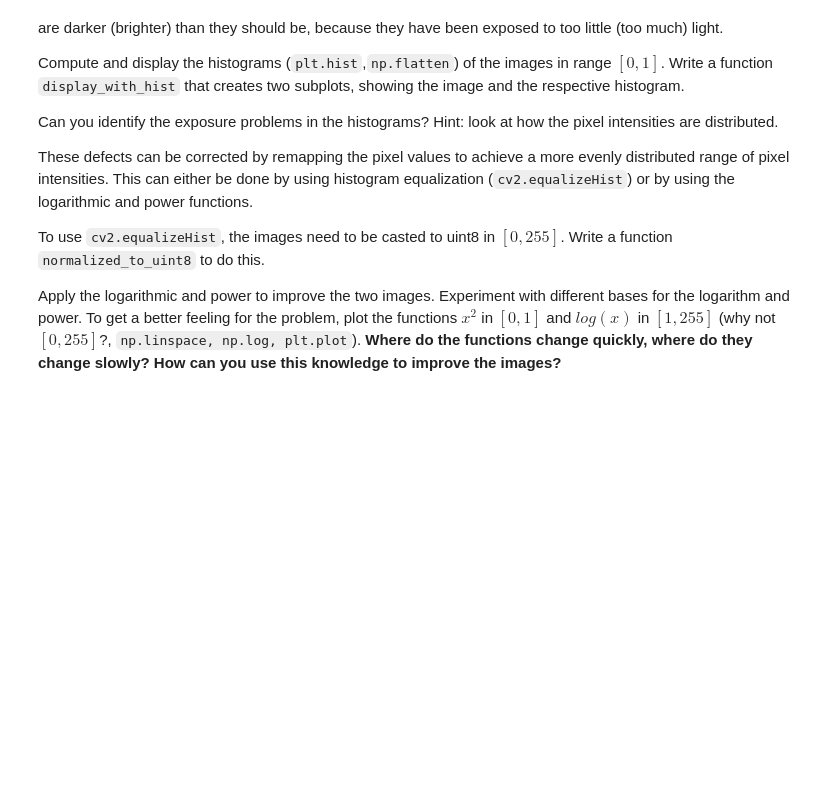
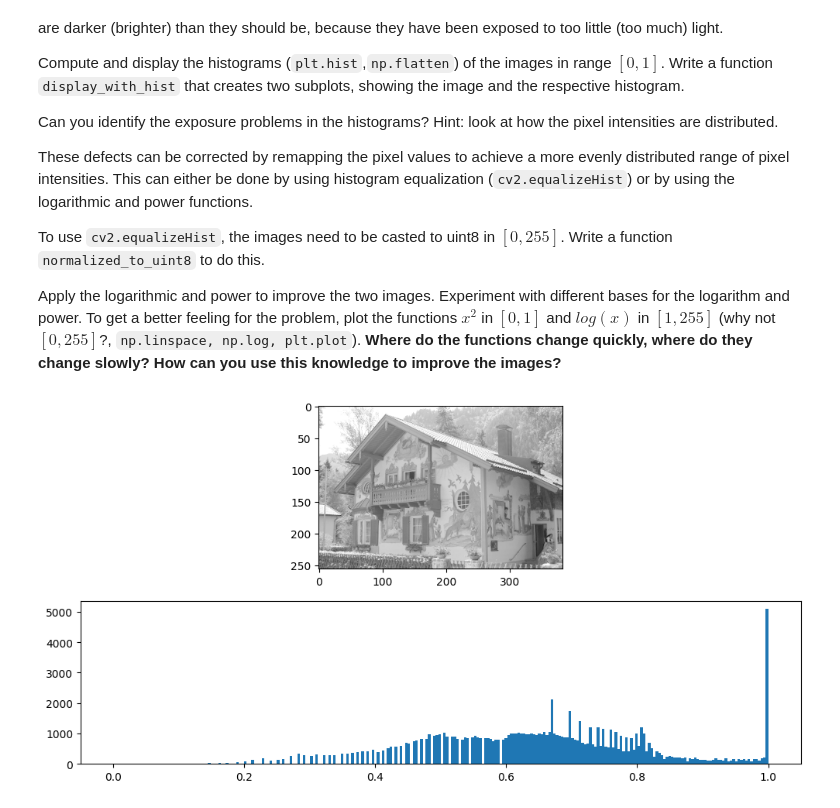
Before and after one commit to RHoock/CompVis, a Jupyter notebook: exercise_1.ipynb, the cells around one changed output. Cells and saved outputs as stored; diff of their text form; code cells hidden in the pictures; blank space fills up the shorter version.

```diff
--- a/exercise_1.ipynb
+++ b/exercise_1.ipynb
@@ -91,10 +106,23 @@ def display_with_hist(image):
+# %%
+def display_with_hist(image):
+
+  plt.figure(figsize=(12,6))
+  plt.subplot(2,1,1)
+  plt.imshow(image,cmap='gray')
+  plt.subplot(2,1,2)
+  plt.hist(image.flatten(), 256)
+  plt.show()
 # %%
 def normalized_to_uint8(image):
     pass
 # %%
 # TODO: load images
-
+img_1 = load_gray_normalized('data/exercise_1/ueb131.png')
+img_2 = load_gray_normalized('data/exercise_1/ueb132.png')
 # TODO: display images with histograms
+display_with_hist(img_2)
+# %% [output]
+[figure, added]
 # %%
 # TODO: convert images to uint8
 
```
Also changed, not shown: parts of 7 cells of this notebook.
